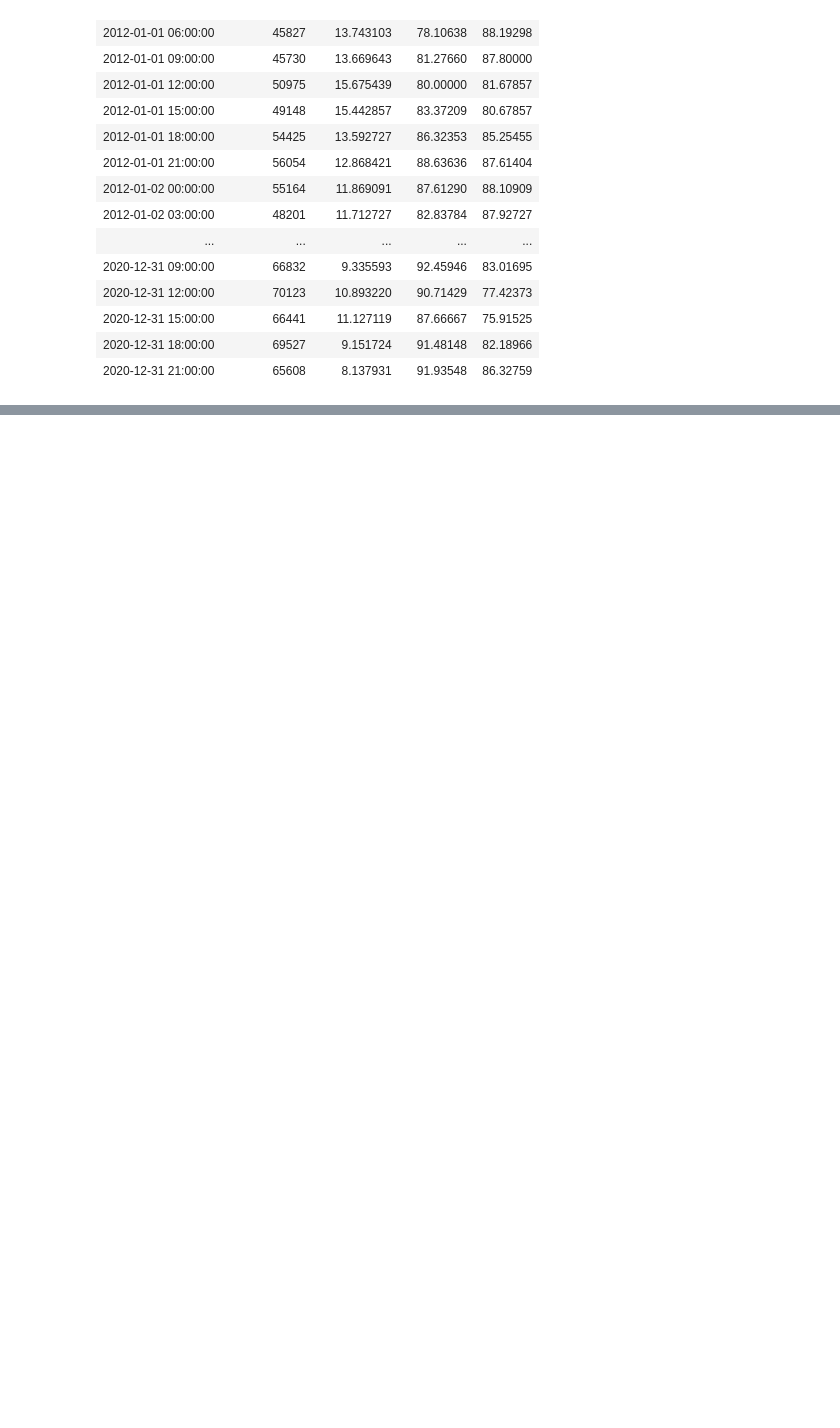
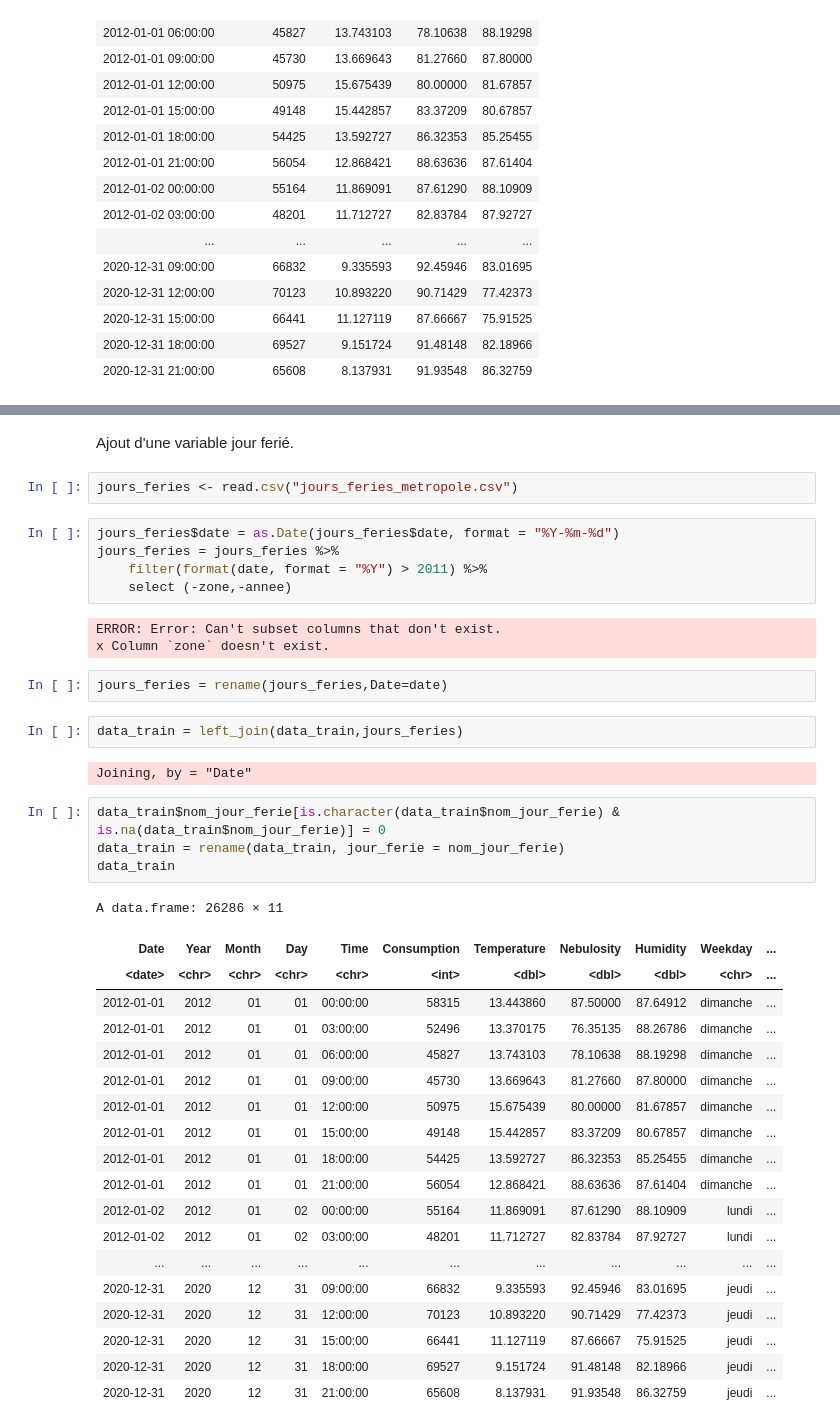
Before and after one commit to PaulineMendras/Seminaire-Modelisation-Stat, a Jupyter notebook: Notebook.ipynb, the cells around one changed output, grey strips where cells are left out. Saved outputs shown, nothing was run; the diff lists cells and outputs as text; blank space fills up the shorter version.

Commit message:
variables de calendrier

```diff
--- a/Notebook.ipynb
+++ b/Notebook.ipynb
@@ -47,0 +88,42 @@ A data.frame: 26286 × 5
+# %% [markdown]
+Ajout d'une variable jour ferié.
+# %%
+jours_feries <- read.csv("jours_feries_metropole.csv")
+# %%
+jours_feries$date = as.Date(jours_feries$date, format = "%Y-%m-%d")
+jours_feries = jours_feries %>%
+    filter(format(date, format = "%Y") > 2011) %>%
+    select (-zone,-annee)
+# %% [output]
+ERROR: Error: Can't subset columns that don't exist.
+x Column `zone` doesn't exist.
+# %%
+jours_feries = rename(jours_feries,Date=date)
+# %%
+data_train = left_join(data_train,jours_feries)
+# %% [output]
+Joining, by = "Date"
+# %%
+data_train$nom_jour_ferie[is.character(data_train$nom_jour_ferie) & is.na(data_train$nom_jour_ferie)] = 0
+data_train = rename(data_train, jour_ferie = nom_jour_ferie)
+data_train
+# %% [output]
+A data.frame: 26286 × 11
+| Date | Year | Month | Day | Time | Consumption | Temperature | Nebulosity | Humidity | Weekday | ... |
+| <date> | <chr> | <chr> | <chr> | <chr> | <int> | <dbl> | <dbl> | <dbl> | <chr> | ... |
+| 2012-01-01 | 2012 | 01 | 01 | 00:00:00 | 58315 | 13.443860 | 87.50000 | 87.64912 | dimanche | ... |
+| 2012-01-01 | 2012 | 01 | 01 | 03:00:00 | 52496 | 13.370175 | 76.35135 | 88.26786 | dimanche | ... |
+| 2012-01-01 | 2012 | 01 | 01 | 06:00:00 | 45827 | 13.743103 | 78.10638 | 88.19298 | dimanche | ... |
+| 2012-01-01 | 2012 | 01 | 01 | 09:00:00 | 45730 | 13.669643 | 81.27660 | 87.80000 | dimanche | ... |
+| 2012-01-01 | 2012 | 01 | 01 | 12:00:00 | 50975 | 15.675439 | 80.00000 | 81.67857 | dimanche | ... |
+| 2012-01-01 | 2012 | 01 | 01 | 15:00:00 | 49148 | 15.442857 | 83.37209 | 80.67857 | dimanche | ... |
+| 2012-01-01 | 2012 | 01 | 01 | 18:00:00 | 54425 | 13.592727 | 86.32353 | 85.25455 | dimanche | ... |
+| 2012-01-01 | 2012 | 01 | 01 | 21:00:00 | 56054 | 12.868421 | 88.63636 | 87.61404 | dimanche | ... |
+| 2012-01-02 | 2012 | 01 | 02 | 00:00:00 | 55164 | 11.869091 | 87.61290 | 88.10909 | lundi | ... |
+| 2012-01-02 | 2012 | 01 | 02 | 03:00:00 | 48201 | 11.712727 | 82.83784 | 87.92727 | lundi | ... |
+| ... | ... | ... | ... | ... | ... | ... | ... | ... | ... | ... |
+| 2020-12-31 | 2020 | 12 | 31 | 09:00:00 | 66832 | 9.335593 | 92.45946 | 83.01695 | jeudi | ... |
+| 2020-12-31 | 2020 | 12 | 31 | 12:00:00 | 70123 | 10.893220 | 90.71429 | 77.42373 | jeudi | ... |
+| 2020-12-31 | 2020 | 12 | 31 | 15:00:00 | 66441 | 11.127119 | 87.66667 | 75.91525 | jeudi | ... |
+| 2020-12-31 | 2020 | 12 | 31 | 18:00:00 | 69527 | 9.151724 | 91.48148 | 82.18966 | jeudi | ... |
+| 2020-12-31 | 2020 | 12 | 31 | 21:00:00 | 65608 | 8.137931 | 91.93548 | 86.32759 | jeudi | ... |
```
Also changed, not shown: parts of 5 cells of this notebook.
